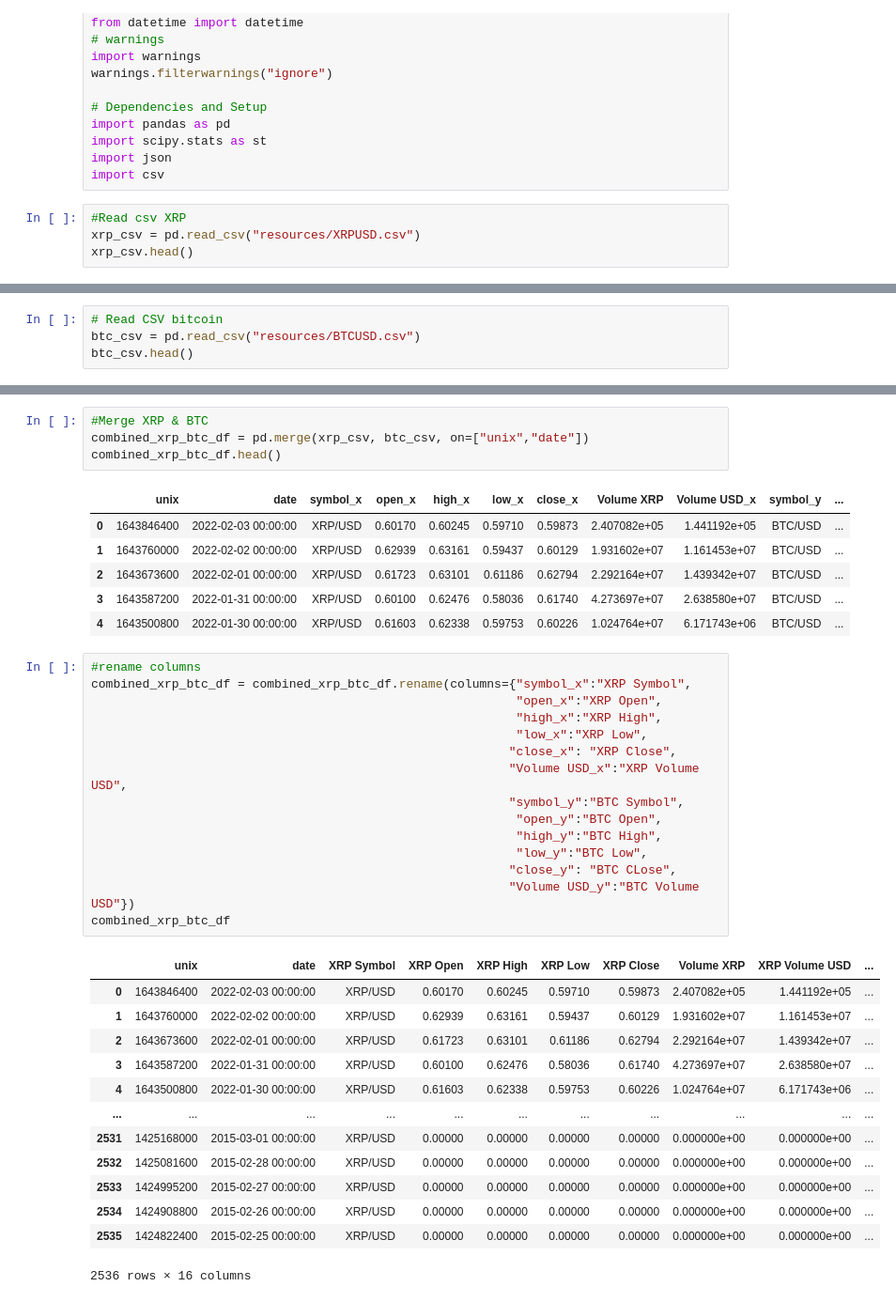
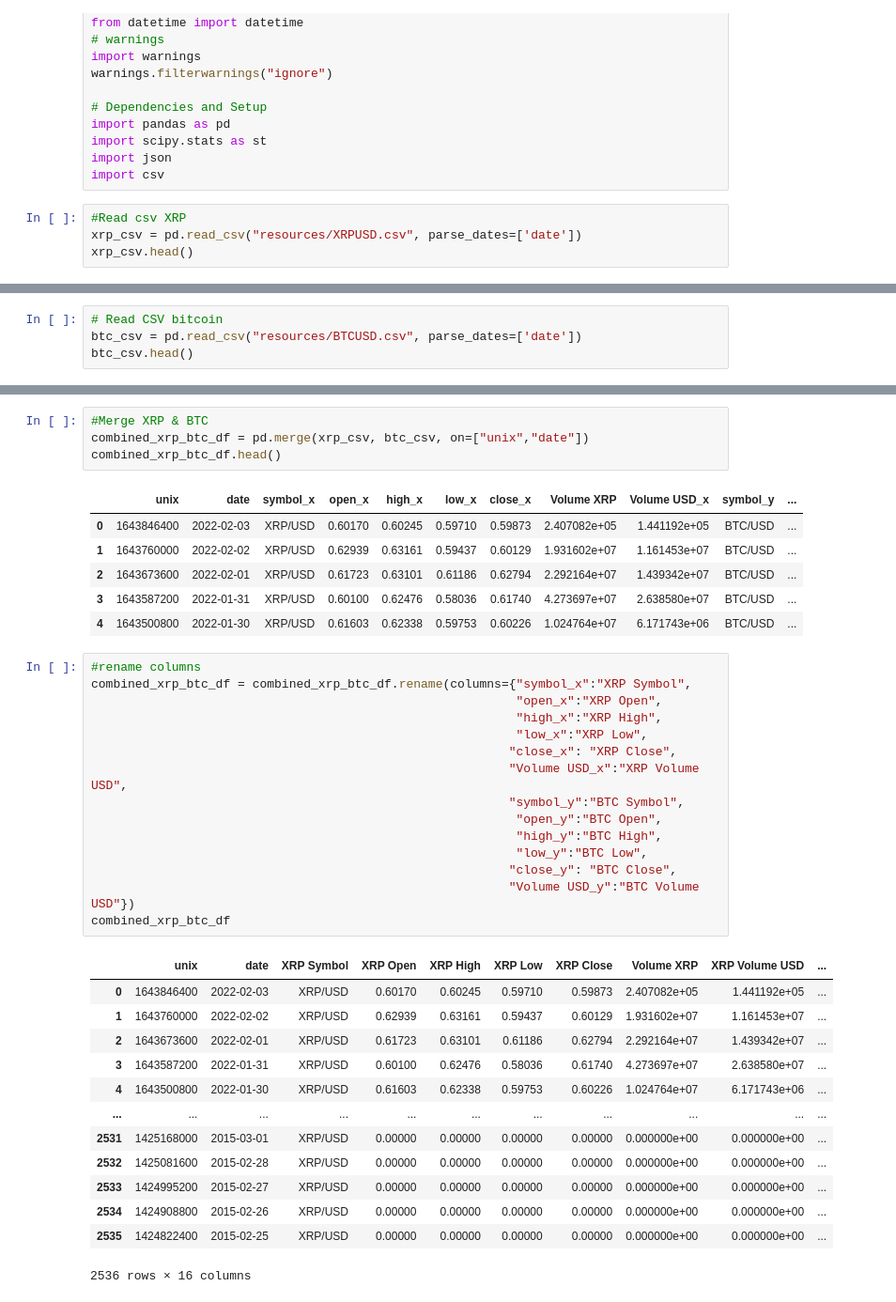
Before and after one commit to reiderwin/mustache-list-sequence, a Jupyter notebook: crypto.ipynb, the cells around one changed output, grey strips where cells are left out. Shown at 94% size. Saved outputs shown, nothing was run; the diff lists cells and outputs as text.

```diff
--- a/crypto.ipynb
+++ b/crypto.ipynb
@@ -20,7 +20,7 @@ import json
 import csv
 # %%
 #Read csv XRP
-xrp_csv = pd.read_csv("resources/XRPUSD.csv")
+xrp_csv = pd.read_csv("resources/XRPUSD.csv", parse_dates=['date'])
 xrp_csv.head()
 # %% [output]
 |  | unix | date | symbol | open | high | low | close | Volume XRP | Volume USD |
@@ -32,6 +32,6 @@ xrp_csv.head()
 # %%
 # Read CSV bitcoin
-btc_csv = pd.read_csv("resources/BTCUSD.csv")
+btc_csv = pd.read_csv("resources/BTCUSD.csv", parse_dates=['date'])
 btc_csv.head()
 # %% [output]
 |  | unix | date | symbol | open | high | low | close | Volume BTC | Volume USD |
@@ -68,39 +96,39 @@ combined_xrp_btc_df = pd.merge(xrp_csv, btc_csv, on=["unix","date"])
 combined_xrp_btc_df.head()
 # %% [output]
 |  | unix | date | symbol_x | open_x | high_x | low_x | close_x | Volume XRP | Volume USD_x | symbol_y | ... |
-| 0 | 1643846400 | 2022-02-03 00:00:00 | XRP/USD | 0.60170 | 0.60245 | 0.59710 | 0.59873 | 2.407082e+05 | 1.441192e+05 | BTC/USD | ... |
-| 1 | 1643760000 | 2022-02-02 00:00:00 | XRP/USD | 0.62939 | 0.63161 | 0.59437 | 0.60129 | 1.931602e+07 | 1.161453e+07 | BTC/USD | ... |
-| 2 | 1643673600 | 2022-02-01 00:00:00 | XRP/USD | 0.61723 | 0.63101 | 0.61186 | 0.62794 | 2.292164e+07 | 1.439342e+07 | BTC/USD | ... |
-| 3 | 1643587200 | 2022-01-31 00:00:00 | XRP/USD | 0.60100 | 0.62476 | 0.58036 | 0.61740 | 4.273697e+07 | 2.638580e+07 | BTC/USD | ... |
-| 4 | 1643500800 | 2022-01-30 00:00:00 | XRP/USD | 0.61603 | 0.62338 | 0.59753 | 0.60226 | 1.024764e+07 | 6.171743e+06 | BTC/USD | ... |
+| 0 | 1643846400 | 2022-02-03 | XRP/USD | 0.60170 | 0.60245 | 0.59710 | 0.59873 | 2.407082e+05 | 1.441192e+05 | BTC/USD | ... |
+| 1 | 1643760000 | 2022-02-02 | XRP/USD | 0.62939 | 0.63161 | 0.59437 | 0.60129 | 1.931602e+07 | 1.161453e+07 | BTC/USD | ... |
+| 2 | 1643673600 | 2022-02-01 | XRP/USD | 0.61723 | 0.63101 | 0.61186 | 0.62794 | 2.292164e+07 | 1.439342e+07 | BTC/USD | ... |
+| 3 | 1643587200 | 2022-01-31 | XRP/USD | 0.60100 | 0.62476 | 0.58036 | 0.61740 | 4.273697e+07 | 2.638580e+07 | BTC/USD | ... |
+| 4 | 1643500800 | 2022-01-30 | XRP/USD | 0.61603 | 0.62338 | 0.59753 | 0.60226 | 1.024764e+07 | 6.171743e+06 | BTC/USD | ... |
 # %%
 #rename columns
 combined_xrp_btc_df = combined_xrp_btc_df.rename(columns={"symbol_x":"XRP Symbol",
                                                           "open_x":"XRP Open",
                                                           "high_x":"XRP High",
                                                           "low_x":"XRP Low",
                                                          "close_x": "XRP Close",
                                                          "Volume USD_x":"XRP Volume USD",
                                                          "symbol_y":"BTC Symbol",
                                                           "open_y":"BTC Open",
                                                           "high_y":"BTC High",
                                                           "low_y":"BTC Low",
-                                                         "close_y": "BTC CLose",
+                                                         "close_y": "BTC Close",
                                                          "Volume USD_y":"BTC Volume USD"})
 combined_xrp_btc_df
 # %% [output]
 |  | unix | date | XRP Symbol | XRP Open | XRP High | XRP Low | XRP Close | Volume XRP | XRP Volume USD | ... |
-| 0 | 1643846400 | 2022-02-03 00:00:00 | XRP/USD | 0.60170 | 0.60245 | 0.59710 | 0.59873 | 2.407082e+05 | 1.441192e+05 | ... |
-| 1 | 1643760000 | 2022-02-02 00:00:00 | XRP/USD | 0.62939 | 0.63161 | 0.59437 | 0.60129 | 1.931602e+07 | 1.161453e+07 | ... |
-| 2 | 1643673600 | 2022-02-01 00:00:00 | XRP/USD | 0.61723 | 0.63101 | 0.61186 | 0.62794 | 2.292164e+07 | 1.439342e+07 | ... |
-| 3 | 1643587200 | 2022-01-31 00:00:00 | XRP/USD | 0.60100 | 0.62476 | 0.58036 | 0.61740 | 4.273697e+07 | 2.638580e+07 | ... |
-| 4 | 1643500800 | 2022-01-30 00:00:00 | XRP/USD | 0.61603 | 0.62338 | 0.59753 | 0.60226 | 1.024764e+07 | 6.171743e+06 | ... |
+| 0 | 1643846400 | 2022-02-03 | XRP/USD | 0.60170 | 0.60245 | 0.59710 | 0.59873 | 2.407082e+05 | 1.441192e+05 | ... |
+| 1 | 1643760000 | 2022-02-02 | XRP/USD | 0.62939 | 0.63161 | 0.59437 | 0.60129 | 1.931602e+07 | 1.161453e+07 | ... |
+| 2 | 1643673600 | 2022-02-01 | XRP/USD | 0.61723 | 0.63101 | 0.61186 | 0.62794 | 2.292164e+07 | 1.439342e+07 | ... |
+| 3 | 1643587200 | 2022-01-31 | XRP/USD | 0.60100 | 0.62476 | 0.58036 | 0.61740 | 4.273697e+07 | 2.638580e+07 | ... |
+| 4 | 1643500800 | 2022-01-30 | XRP/USD | 0.61603 | 0.62338 | 0.59753 | 0.60226 | 1.024764e+07 | 6.171743e+06 | ... |
 | ... | ... | ... | ... | ... | ... | ... | ... | ... | ... | ... |
-| 2531 | 1425168000 | 2015-03-01 00:00:00 | XRP/USD | 0.00000 | 0.00000 | 0.00000 | 0.00000 | 0.000000e+00 | 0.000000e+00 | ... |
-| 2532 | 1425081600 | 2015-02-28 00:00:00 | XRP/USD | 0.00000 | 0.00000 | 0.00000 | 0.00000 | 0.000000e+00 | 0.000000e+00 | ... |
-| 2533 | 1424995200 | 2015-02-27 00:00:00 | XRP/USD | 0.00000 | 0.00000 | 0.00000 | 0.00000 | 0.000000e+00 | 0.000000e+00 | ... |
-| 2534 | 1424908800 | 2015-02-26 00:00:00 | XRP/USD | 0.00000 | 0.00000 | 0.00000 | 0.00000 | 0.000000e+00 | 0.000000e+00 | ... |
-| 2535 | 1424822400 | 2015-02-25 00:00:00 | XRP/USD | 0.00000 | 0.00000 | 0.00000 | 0.00000 | 0.000000e+00 | 0.000000e+00 | ... |
+| 2531 | 1425168000 | 2015-03-01 | XRP/USD | 0.00000 | 0.00000 | 0.00000 | 0.00000 | 0.000000e+00 | 0.000000e+00 | ... |
+| 2532 | 1425081600 | 2015-02-28 | XRP/USD | 0.00000 | 0.00000 | 0.00000 | 0.00000 | 0.000000e+00 | 0.000000e+00 | ... |
+| 2533 | 1424995200 | 2015-02-27 | XRP/USD | 0.00000 | 0.00000 | 0.00000 | 0.00000 | 0.000000e+00 | 0.000000e+00 | ... |
+| 2534 | 1424908800 | 2015-02-26 | XRP/USD | 0.00000 | 0.00000 | 0.00000 | 0.00000 | 0.000000e+00 | 0.000000e+00 | ... |
+| 2535 | 1424822400 | 2015-02-25 | XRP/USD | 0.00000 | 0.00000 | 0.00000 | 0.00000 | 0.000000e+00 | 0.000000e+00 | ... |
 2536 rows × 16 columns
 # %%
 combined_three_df = pd.merge(combined_xrp_btc_df, eth_csv, on=["unix","date"])
```
Also changed, not shown: parts of 17 cells of this notebook, 7 other files.
